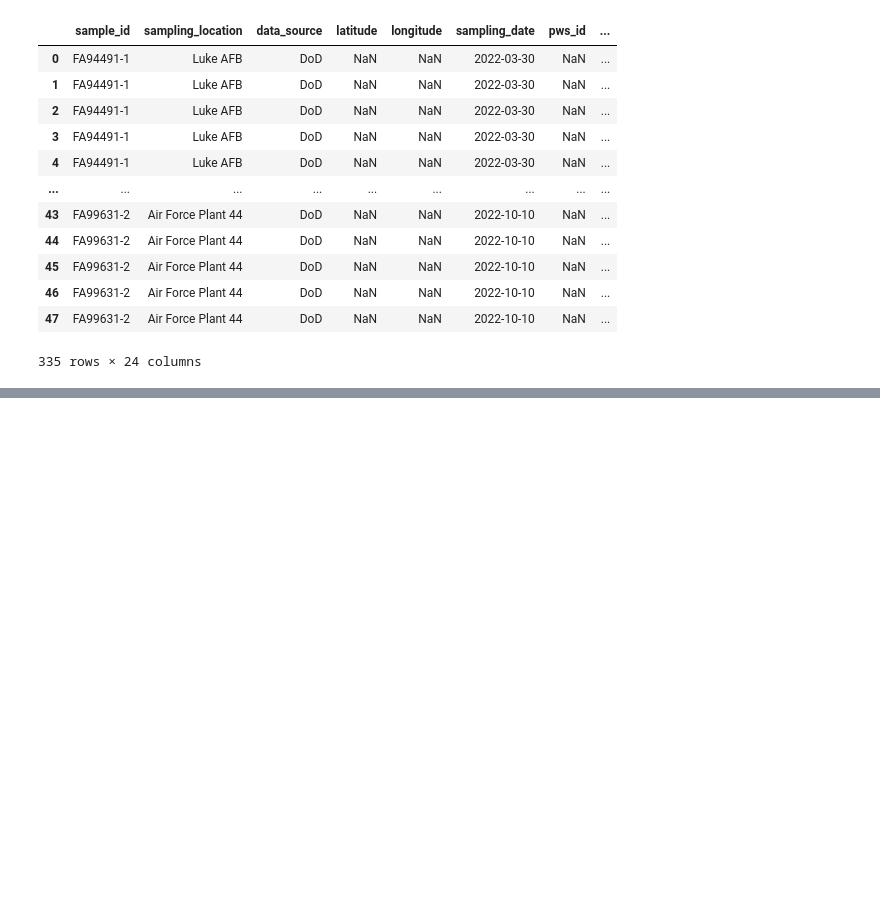
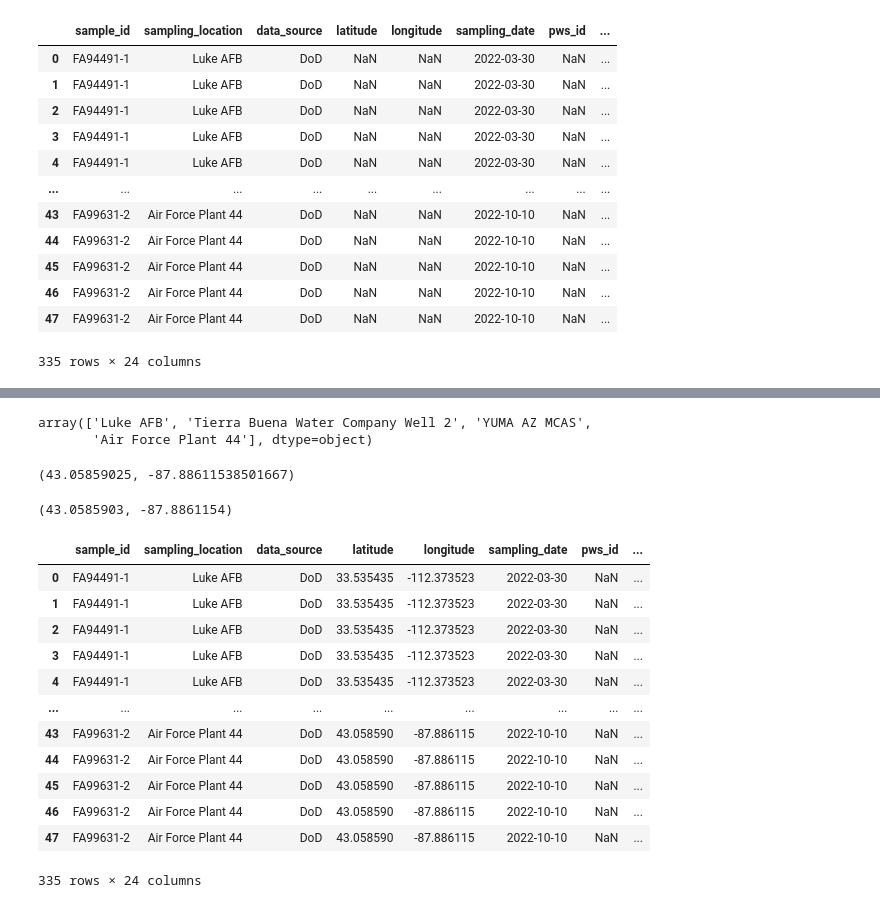
Before and after one commit to charleswang918/US_PFAS_DW, a Jupyter notebook: Data_Cleaning/Arizona/data_cleaning.ipynb, the cells around one changed output, grey strips where cells are left out. Saved outputs shown, nothing was run; the diff lists cells and outputs as text; code cells hidden in the pictures; blank space fills up the shorter version.

```diff
--- a/Data_Cleaning/Arizona/data_cleaning.ipynb
+++ b/Data_Cleaning/Arizona/data_cleaning.ipynb
@@ -476,3 +476,12 @@ df
 | 46 | FA99631-2 | Air Force Plant 44 | DoD | NaN | NaN | 2022-10-10 | NaN | ... |
 | 47 | FA99631-2 | Air Force Plant 44 | DoD | NaN | NaN | 2022-10-10 | NaN | ... |
 335 rows × 24 columns
+# %%
+from geopy.geocoders import Nominatim
+
+geolocator = Nominatim(user_agent="unique_project_name_12345")
+location = geolocator.geocode("Luke AFB")
+if location:
+    print((location.latitude, location.longitude))
+else:
+    print("Location not found")
@@ -478,0 +490,28 @@ df
+# %%
+from concurrent.futures import ThreadPoolExecutor
+import pandas as pd
+from geopy.geocoders import OpenCage
+
+geolocator = OpenCage(api_key="c7f16120befe4e3fb85e7a082e620fdb")
+
+def geocode_address(address):
+    try:
+        location = geolocator.geocode(address)
+        if location:
+            return (address, location.latitude, location.longitude)
+        else:
+            return (address, None, None)
+    except Exception as e:
+        print(f"Error geocoding {address}: {e}")
+        return (address, None, None)
+
+# 假设 df 是您的数据框，以下是改进的代码
+# 只提取需要查询的地址
+addresses_to_query = df.loc[df['latitude'].isna() | df['longitude'].isna(), 'sampling_location'].unique()
+
+# 用多线程处理查询任务
+with ThreadPoolExecutor(max_workers=10) as executor:
+    results = list(executor.map(geocode_address, addresses_to_query))
+
+# 将查询结果存入缓存
+location_cache = {address: (lat, lon) for address, lat, lon in results}
@@ -479,2 +523,45 @@ df
+# %%
+df['sampling_location'].unique()
+# %% [output]
+array(['Luke AFB', 'Tierra Buena Water Company Well 2', 'YUMA AZ MCAS',
+       'Air Force Plant 44'], dtype=object)
+# %%
+df.loc[df['latitude'].isna(), 'latitude'] = df['sampling_location'].map(lambda x: location_cache.get(x, (None, None))[0] if pd.isna(df.loc[df['sampling_location'] == x, 'latitude']).all() else x)
+df.loc[df['longitude'].isna(), 'longitude'] = df['sampling_location'].map(lambda x: location_cache.get(x, (None, None))[1] if pd.isna(df.loc[df['sampling_location'] == x, 'longitude']).all() else x)
+# %%
+from geopy.geocoders import Nominatim
+
+geolocator = Nominatim(user_agent="unique_project_name_12345")
+location = geolocator.geocode("Air Force Plant 44")
+if location:
+    print((location.latitude, location.longitude))
+else:
+    print("Location not found")
+# %% [output]
+(43.05859025, -87.88611538501667)
+# %%
+from geopy.geocoders import OpenCage
+
+geolocator = OpenCage(api_key="c7f16120befe4e3fb85e7a082e620fdb")
+location = geolocator.geocode("Air Force Plant 44")
+print((location.latitude, location.longitude))
+# %% [output]
+(43.0585903, -87.8861154)
+# %%
+df
+# %% [output]
+|  | sample_id | sampling_location | data_source | latitude | longitude | sampling_date | pws_id | ... |
+| 0 | FA94491-1 | Luke AFB | DoD | 33.535435 | -112.373523 | 2022-03-30 | NaN | ... |
+| 1 | FA94491-1 | Luke AFB | DoD | 33.535435 | -112.373523 | 2022-03-30 | NaN | ... |
+| 2 | FA94491-1 | Luke AFB | DoD | 33.535435 | -112.373523 | 2022-03-30 | NaN | ... |
+| 3 | FA94491-1 | Luke AFB | DoD | 33.535435 | -112.373523 | 2022-03-30 | NaN | ... |
+| 4 | FA94491-1 | Luke AFB | DoD | 33.535435 | -112.373523 | 2022-03-30 | NaN | ... |
+| ... | ... | ... | ... | ... | ... | ... | ... | ... |
+| 43 | FA99631-2 | Air Force Plant 44 | DoD | 43.058590 | -87.886115 | 2022-10-10 | NaN | ... |
+| 44 | FA99631-2 | Air Force Plant 44 | DoD | 43.058590 | -87.886115 | 2022-10-10 | NaN | ... |
+| 45 | FA99631-2 | Air Force Plant 44 | DoD | 43.058590 | -87.886115 | 2022-10-10 | NaN | ... |
+| 46 | FA99631-2 | Air Force Plant 44 | DoD | 43.058590 | -87.886115 | 2022-10-10 | NaN | ... |
+| 47 | FA99631-2 | Air Force Plant 44 | DoD | 43.058590 | -87.886115 | 2022-10-10 | NaN | ... |
+335 rows × 24 columns
 # %%
 df.to_csv('arizona_dw.csv')
```
Also changed, not shown: parts of 3 cells of this notebook, 9 other files.
